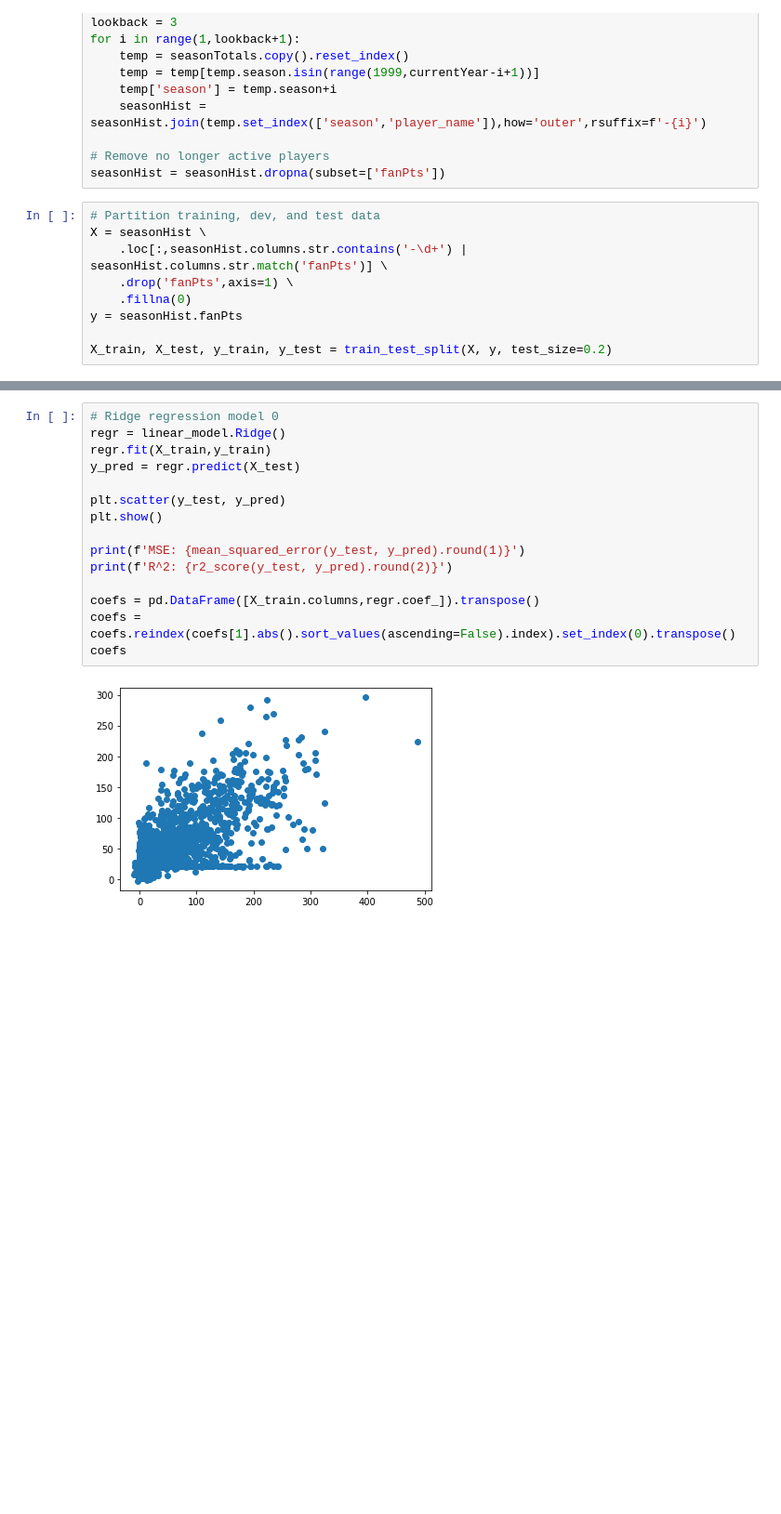
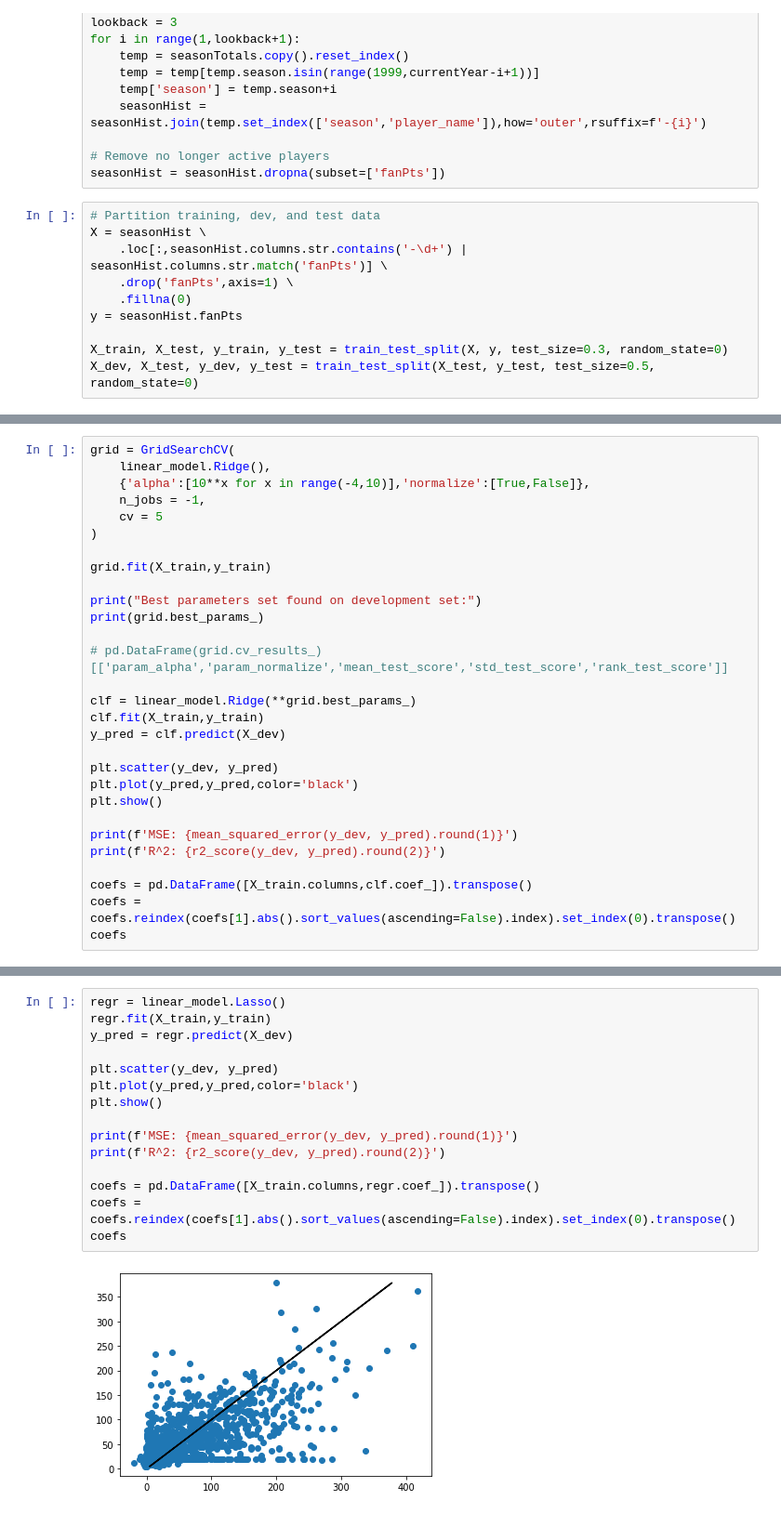
Before and after one commit to mrkawa/fantasyFootballML, a Jupyter notebook: MK/playByPlayConversion.ipynb, the cells around one changed output, grey strips where cells are left out. Shown at 93% size. Saved outputs shown, nothing was run; the diff lists cells and outputs as text; blank space fills up the shorter version.

Commit message:
regression deep dives - ridge, lasso, gridsearch, hand-selected features

```diff
--- a/MK/playByPlayConversion.ipynb
+++ b/MK/playByPlayConversion.ipynb
@@ -98,4 +98,5 @@ X = seasonHist \
     .fillna(0)
 y = seasonHist.fanPts
 
-X_train, X_test, y_train, y_test = train_test_split(X, y, test_size=0.2)
+X_train, X_test, y_train, y_test = train_test_split(X, y, test_size=0.3, random_state=0)
+X_dev, X_test, y_dev, y_test = train_test_split(X_test, y_test, test_size=0.5, random_state=0)
@@ -121,0 +163,29 @@ R^2: 0.48
+# %%
+grid = GridSearchCV(
+    linear_model.Ridge(),
+    {'alpha':[10**x for x in range(-4,10)],'normalize':[True,False]},
+    n_jobs = -1,
+    cv = 5
+)
+
+grid.fit(X_train,y_train)
+
+print("Best parameters set found on development set:")
+print(grid.best_params_)
+
+# pd.DataFrame(grid.cv_results_)[['param_alpha','param_normalize','mean_test_score','std_test_score','rank_test_score']]
+
+clf = linear_model.Ridge(**grid.best_params_)
+clf.fit(X_train,y_train)
+y_pred = clf.predict(X_dev)
+
+plt.scatter(y_dev, y_pred)
+plt.plot(y_pred,y_pred,color='black')
+plt.show()
+
+print(f'MSE: {mean_squared_error(y_dev, y_pred).round(1)}')
+print(f'R^2: {r2_score(y_dev, y_pred).round(2)}')
+
+coefs = pd.DataFrame([X_train.columns,clf.coef_]).transpose()
+coefs = coefs.reindex(coefs[1].abs().sort_values(ascending=False).index).set_index(0).transpose()
+coefs
@@ -122,17 +243,17 @@ R^2: 0.48
 # %%
-# Ridge regression model 0
-regr = linear_model.Ridge()
+regr = linear_model.Lasso()
 regr.fit(X_train,y_train)
-y_pred = regr.predict(X_test)
+y_pred = regr.predict(X_dev)
 
-plt.scatter(y_test, y_pred)
+plt.scatter(y_dev, y_pred)
+plt.plot(y_pred,y_pred,color='black')
 plt.show()
 
-print(f'MSE: {mean_squared_error(y_test, y_pred).round(1)}')
-print(f'R^2: {r2_score(y_test, y_pred).round(2)}')
+print(f'MSE: {mean_squared_error(y_dev, y_pred).round(1)}')
+print(f'R^2: {r2_score(y_dev, y_pred).round(2)}')
 
 coefs = pd.DataFrame([X_train.columns,regr.coef_]).transpose()
 coefs = coefs.reindex(coefs[1].abs().sort_values(ascending=False).index).set_index(0).transpose()
 coefs
 # %% [output]
-[figure, old version]
+[figure, new version]
```
Also changed, not shown: parts of 20 cells of this notebook.
